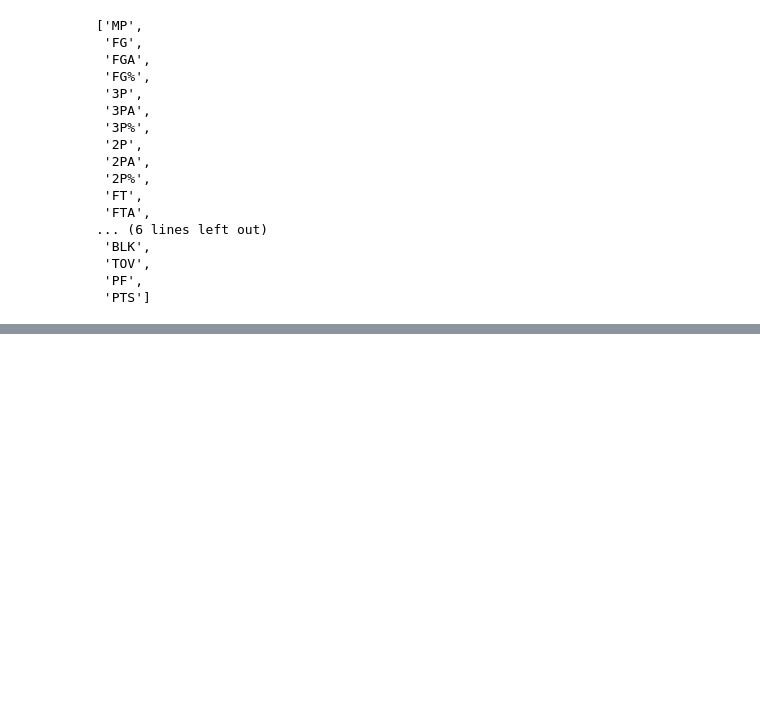
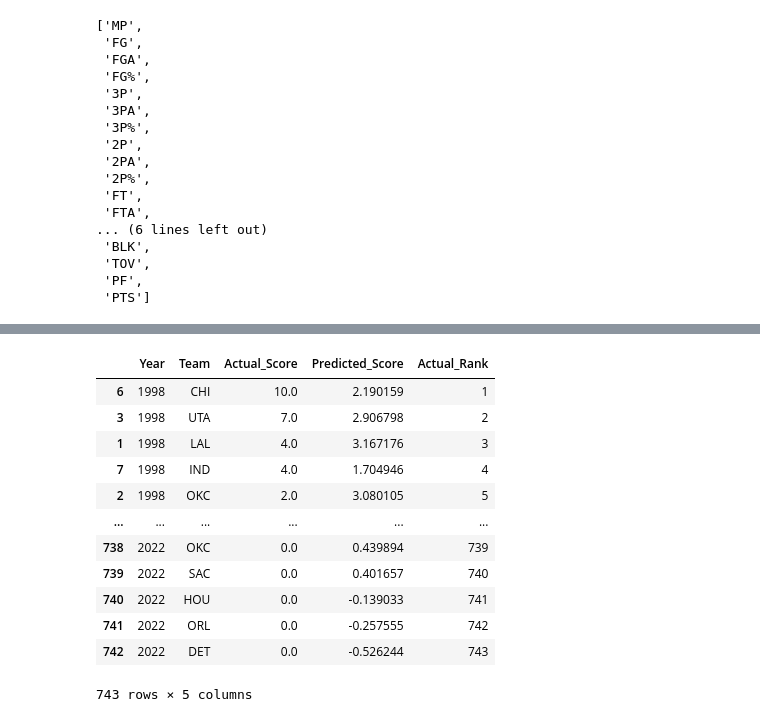
Before and after one commit to cng04/NBA-Champion-Predictor-Project, a Jupyter notebook: ridge_regression.ipynb, the cells around one changed output, grey strips where cells are left out. Saved outputs shown, nothing was run; the diff lists cells and outputs as text; code cells hidden in the pictures; blank space fills up the shorter version.

```diff
--- a/ridge_regression.ipynb
+++ b/ridge_regression.ipynb
@@ -101,0 +193,16 @@ results.to_csv("results_ridge.csv")
+# %%
+ridge_df
+# %% [output]
+|  | Year | Team | Actual_Score | Predicted_Score | Actual_Rank |
+| 6 | 1998 | CHI | 10.0 | 2.190159 | 1 |
+| 3 | 1998 | UTA | 7.0 | 2.906798 | 2 |
+| 1 | 1998 | LAL | 4.0 | 3.167176 | 3 |
+| 7 | 1998 | IND | 4.0 | 1.704946 | 4 |
+| 2 | 1998 | OKC | 2.0 | 3.080105 | 5 |
+| ... | ... | ... | ... | ... | ... |
+| 738 | 2022 | OKC | 0.0 | 0.439894 | 739 |
+| 739 | 2022 | SAC | 0.0 | 0.401657 | 740 |
+| 740 | 2022 | HOU | 0.0 | -0.139033 | 741 |
+| 741 | 2022 | ORL | 0.0 | -0.257555 | 742 |
+| 742 | 2022 | DET | 0.0 | -0.526244 | 743 |
+743 rows × 5 columns
```
Also changed, not shown: parts of 19 cells of this notebook, 1 other file.
